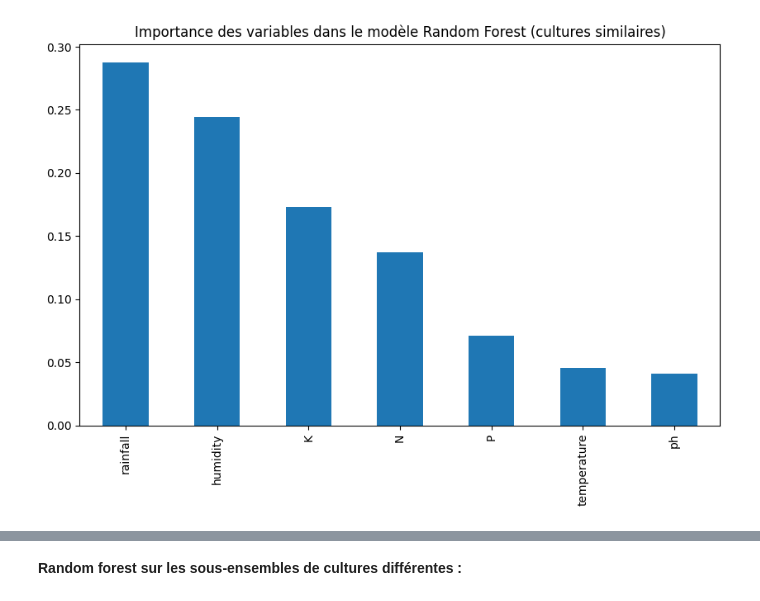
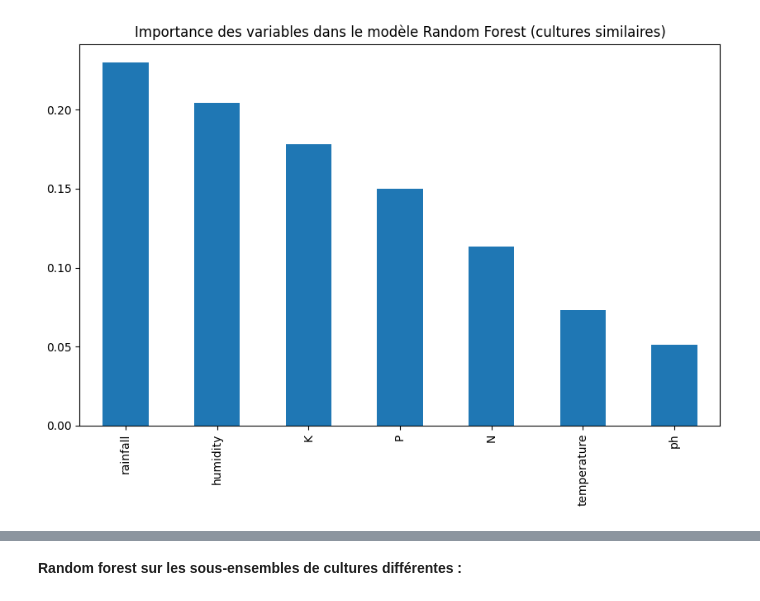
Before and after one commit to eliselon/MLAgriculture, a Jupyter notebook: Crop_prediction/Random_Forest.ipynb, the cells around one changed output, grey strips where cells are left out. Cells and saved outputs as stored; diff of their text form; code cells hidden in the pictures.

Commit message:
Ajout test RFE

```diff
--- a/Crop_prediction/Random_Forest.ipynb
+++ b/Crop_prediction/Random_Forest.ipynb
@@ -17,18 +19,23 @@ X = dta.drop(columns='label')  # Toutes les colonnes sauf 'label'
 y = dta['label']
 
 # Diviser en jeu d'entraînement et de test (75%/25%)
-X_train, X_test, y_train, y_test = train_test_split(X, y, test_size=0.25, random_state=42)
+X_train, X_test, y_train, y_test = train_test_split(X, y, test_size=0.25, random_state=42, stratify=y)
 
 # Modèle Random Forest avec validation croisée à 10 folds
 rf_model = RandomForestClassifier(random_state=42)
-cross_val_scores = cross_val_score(rf_model, X_train, y_train, cv=10)
+cv = StratifiedKFold(n_splits=10, shuffle=True, random_state=42)
 
 # Afficher la performance moyenne pendant la validation croisée
-print(f"Cross-validation accuracy: {cross_val_scores.mean()}")
+scores = cross_val_score(rf_model, X_train, y_train, cv=cv, scoring='accuracy')
+print(f"Accuracy moyenne: {scores.mean():.4f}")
 
 # Entraîner le modèle sur l'ensemble d'entraînement
 rf_model.fit(X_train, y_train)
 
-# Prédictions sur l'ensemble de test
+# Faire des prédictions sur l'ensemble de test
 y_pred = rf_model.predict(X_test)
+
+# Évaluer la performance avec l'accuracy
+accuracy = accuracy_score(y_test, y_pred)
+print(f"Accuracy sur l'ensemble de test: {accuracy:.4f}")
 # %% [output]
@@ -80,18 +135,15 @@ plt.show()
 # %%
 # Filtrer les cultures similaires (Coffee, Cotton, Maize, Rice, Jute)
 cultures_similaires = ['coffee', 'cotton', 'maize', 'rice', 'jute']
-filtered_data = dta[dta['label'].isin(cultures_similaires)]
+filtered_data = y_test.isin(cultures_similaires)
 
 # Réassigner X et y pour les sous-ensembles de cultures similaires
-X_filtered = filtered_data.drop(columns='label')
-y_filtered = filtered_data['label']
-
-# Diviser en jeu d'entraînement et de test (75%/25%)
-X_train, X_test, y_train, y_test = train_test_split(X_filtered, y_filtered, test_size=0.25, random_state=42)
-
-# Entraîner le modèle Random Forest
-rf_model_similar = RandomForestClassifier(random_state=42)
-rf_model_similar.fit(X_train, y_train)
+X_test_filtered = X_test[filtered_data]
+y_test_filtered = y_test[filtered_data]
 
 # Prédictions sur l'ensemble de test filtré
-y_pred_filtered = rf_model_similar.predict(X_test)
+pred_filtered = rf_model.predict(X_test_filtered)
+
+# Évaluer la performance avec l'accuracy sur cet ensemble filtré
+accuracy_filtered = accuracy_score(y_test_filtered, pred_filtered)
+print(f"Accuracy pour les cultures similaires : {accuracy_filtered:.4f}")
@@ -113,9 +162,9 @@ Accuracy pour les cultures similaires: 1.0
 # %%
 # Afficher l'importance des variables
-importances_similar = rf_model_similar.feature_importances_
-feature_importance_similar = pd.Series(importances_similar, index=X_filtered.columns)
+importances_similar = rf_model.feature_importances_
+feature_importance_similar = pd.Series(importances_similar, index=X_test_filtered.columns)
 feature_importance_similar.sort_values(ascending=False).plot(kind='bar', figsize=(10, 6))
 plt.title('Importance des variables dans le modèle Random Forest (cultures similaires)')
 plt.show()
 # %% [output]
-[figure, old version]
+[figure, new version]
```
Also changed, not shown: parts of 19 cells of this notebook.
